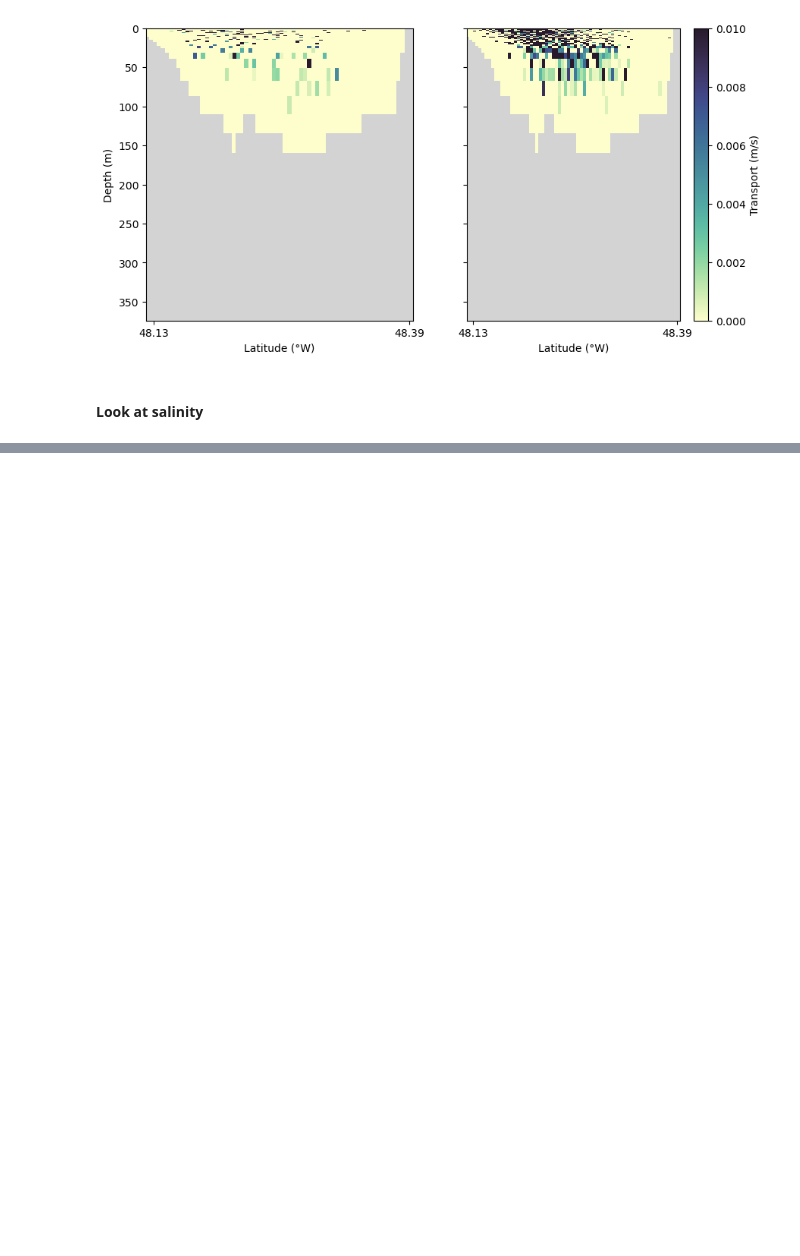
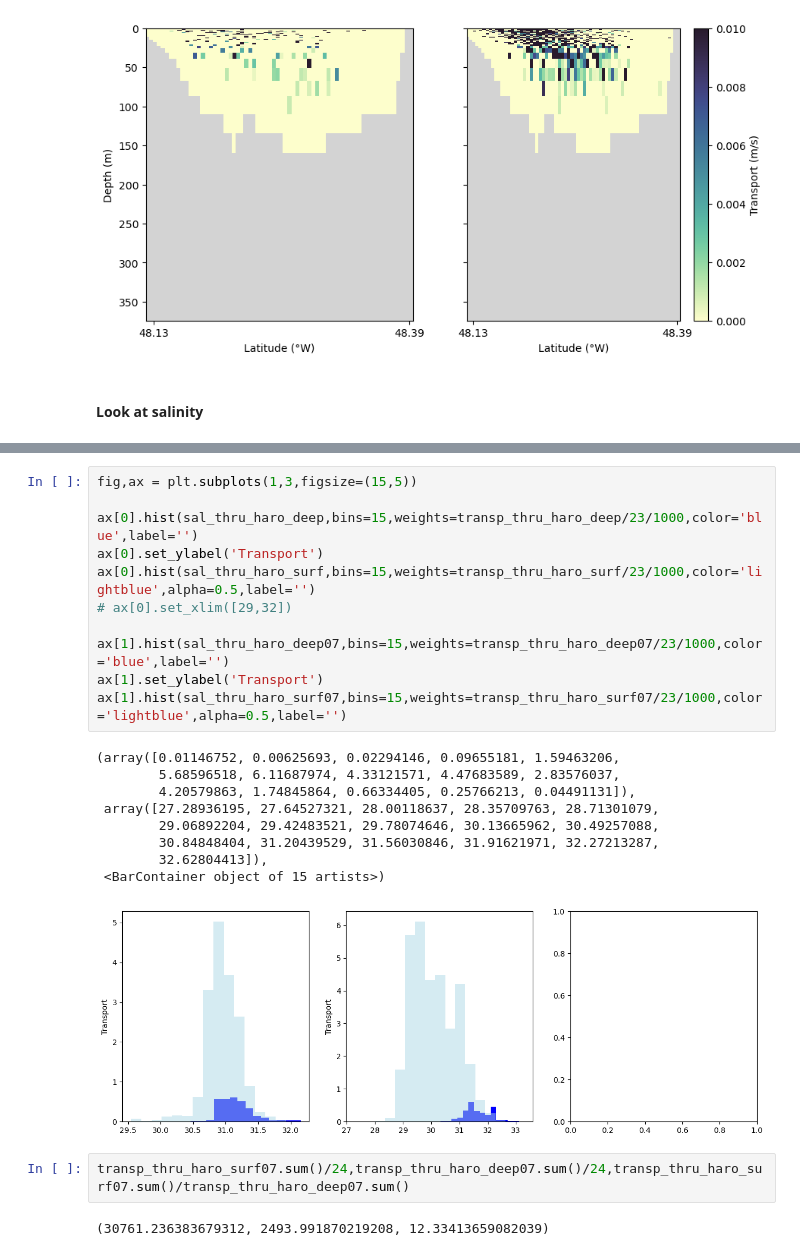
Before and after one commit to SalishSeaCast/analysis-camryn, a Jupyter notebook: Ariane/sum_wint_sectionplots.ipynb, the cells around one changed output, grey strips where cells are left out. Drawn from its saved outputs; the diff is of its cells as text; blank space fills up the shorter version.

```diff
--- a/Ariane/sum_wint_sectionplots.ipynb
+++ b/Ariane/sum_wint_sectionplots.ipynb
@@ -956,0 +1069,25 @@ plotTS(ax2,'sal',lat_tovs_haro07,z_tovs_haro07,sal_tovs_haro07,lonWvs,lonEvs,lat
+# %%
+fig,ax = plt.subplots(1,3,figsize=(15,5))
+
+ax[0].hist(sal_thru_haro_deep,bins=15,weights=transp_thru_haro_deep/23/1000,color='blue',label='')
+ax[0].set_ylabel('Transport')
+ax[0].hist(sal_thru_haro_surf,bins=15,weights=transp_thru_haro_surf/23/1000,color='lightblue',alpha=0.5,label='')
+# ax[0].set_xlim([29,32])
+
+ax[1].hist(sal_thru_haro_deep07,bins=15,weights=transp_thru_haro_deep07/23/1000,color='blue',label='')
+ax[1].set_ylabel('Transport')
+ax[1].hist(sal_thru_haro_surf07,bins=15,weights=transp_thru_haro_surf07/23/1000,color='lightblue',alpha=0.5,label='')
+# %% [output]
+(array([0.01146752, 0.00625693, 0.02294146, 0.09655181, 1.59463206,
+        5.68596518, 6.11687974, 4.33121571, 4.47683589, 2.83576037,
+        4.20579863, 1.74845864, 0.66334405, 0.25766213, 0.04491131]),
+ array([27.28936195, 27.64527321, 28.00118637, 28.35709763, 28.71301079,
+        29.06892204, 29.42483521, 29.78074646, 30.13665962, 30.49257088,
+        30.84848404, 31.20439529, 31.56030846, 31.91621971, 32.27213287,
+        32.62804413]),
+ <BarContainer object of 15 artists>)
+[figure, added]
+# %%
+transp_thru_haro_surf07.sum()/24,transp_thru_haro_deep07.sum()/24,transp_thru_haro_surf07.sum()/transp_thru_haro_deep07.sum()
+# %% [output]
+(30761.236383679312, 2493.991870219208, 12.33413659082039)
```
Also changed, not shown: parts of 50 cells of this notebook.
